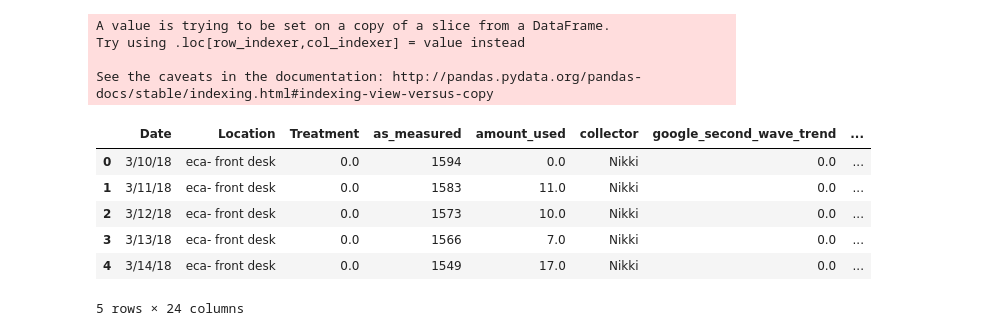
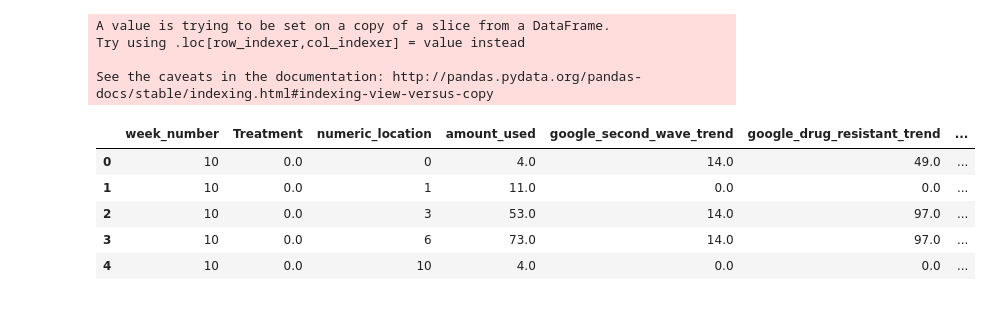
Before and after one commit to mathaholic/sanitization_habits_statistical_analysis, a Jupyter notebook: modeling/etl.ipynb, the cells around one changed output. Drawn from its saved outputs; the diff is of its cells as text; code cells hidden in the pictures.

Commit message:
updated etl
etl now has d_week and d_working

```diff
--- a/modeling/etl.ipynb
+++ b/modeling/etl.ipynb
@@ -38,37 +38,46 @@ loc_set = dict(zip(unique_locs, loc_map))
 
 d_working['numeric_location'] = d_working['Location'].map(lambda x: loc_set[x] if x in loc_set.keys() else -1)
 
 ### get dummies for locations
 dum = pd.get_dummies(d_working['numeric_location'])
 dum.columns = ['loc_%s' % (x) for x in dum.columns.tolist()]
 d_working = pd.concat([d_working, dum], axis = 1)
 
 ### create week aggregates
 
 def week_num(date_string):
     date = datetime.datetime.strptime(date_string,'%m/%d/%y')
     return datetime.date.isocalendar(date)[1]
 
 d_working['week_number'] = d_working['Date'].apply(week_num)
 
 
 ### create a calculated field that staggers the google trends to the next day
 d_working['stagger_second_flu_trend'] = [0] + d_working['google_second_wave_trend'].tolist()[:-1]
 d_working['stagger_drug_resistant'] = [0] + d_working['google_drug_resistant_trend'].tolist()[:-1]
 
 
+d_week = d_working.groupby(['week_number', 'Treatment', 'numeric_location']).sum()
+d_week.reset_index(inplace=True)
+d_week = d_week[['week_number', 'Treatment', 'numeric_location', 'amount_used',
+       'google_second_wave_trend', 'google_drug_resistant_trend',
+       'is_suspicious', 'stagger_second_flu_trend', 'stagger_drug_resistant']]
+
+loc_dum = pd.get_dummies(d_week['numeric_location'])
+loc_dum.columns = ['loc_%s' % (x) for x in loc_dum.columns.tolist()]
+d_week = pd.concat([d_week, loc_dum], axis = 1)
 
 
 d_working.head()
+d_week.head()
 # %% [output]
 A value is trying to be set on a copy of a slice from a DataFrame.
 Try using .loc[row_indexer,col_indexer] = value instead
 
 See the caveats in the documentation: http://pandas.pydata.org/pandas-docs/stable/indexing.html#indexing-view-versus-copy
-|  | Date | Location | Treatment | as_measured | amount_used | collector | google_second_wave_trend | ... |
-| 0 | 3/10/18 | eca- front desk | 0.0 | 1594 | 0.0 | Nikki | 0.0 | ... |
-| 1 | 3/11/18 | eca- front desk | 0.0 | 1583 | 11.0 | Nikki | 0.0 | ... |
-| 2 | 3/12/18 | eca- front desk | 0.0 | 1573 | 10.0 | Nikki | 0.0 | ... |
-| 3 | 3/13/18 | eca- front desk | 0.0 | 1566 | 7.0 | Nikki | 0.0 | ... |
-| 4 | 3/14/18 | eca- front desk | 0.0 | 1549 | 17.0 | Nikki | 0.0 | ... |
+|  | week_number | Treatment | numeric_location | amount_used | google_second_wave_trend | google_drug_resistant_trend | ... |
+| 0 | 10 | 0.0 | 0 | 4.0 | 14.0 | 49.0 | ... |
+| 1 | 10 | 0.0 | 1 | 11.0 | 0.0 | 0.0 | ... |
+| 2 | 10 | 0.0 | 3 | 53.0 | 14.0 | 97.0 | ... |
+| 3 | 10 | 0.0 | 6 | 73.0 | 14.0 | 97.0 | ... |
+| 4 | 10 | 0.0 | 10 | 4.0 | 0.0 | 0.0 | ... |
-5 rows × 24 columns
```
Also changed, not shown: parts of 1 cell of this notebook, 3 other files.
